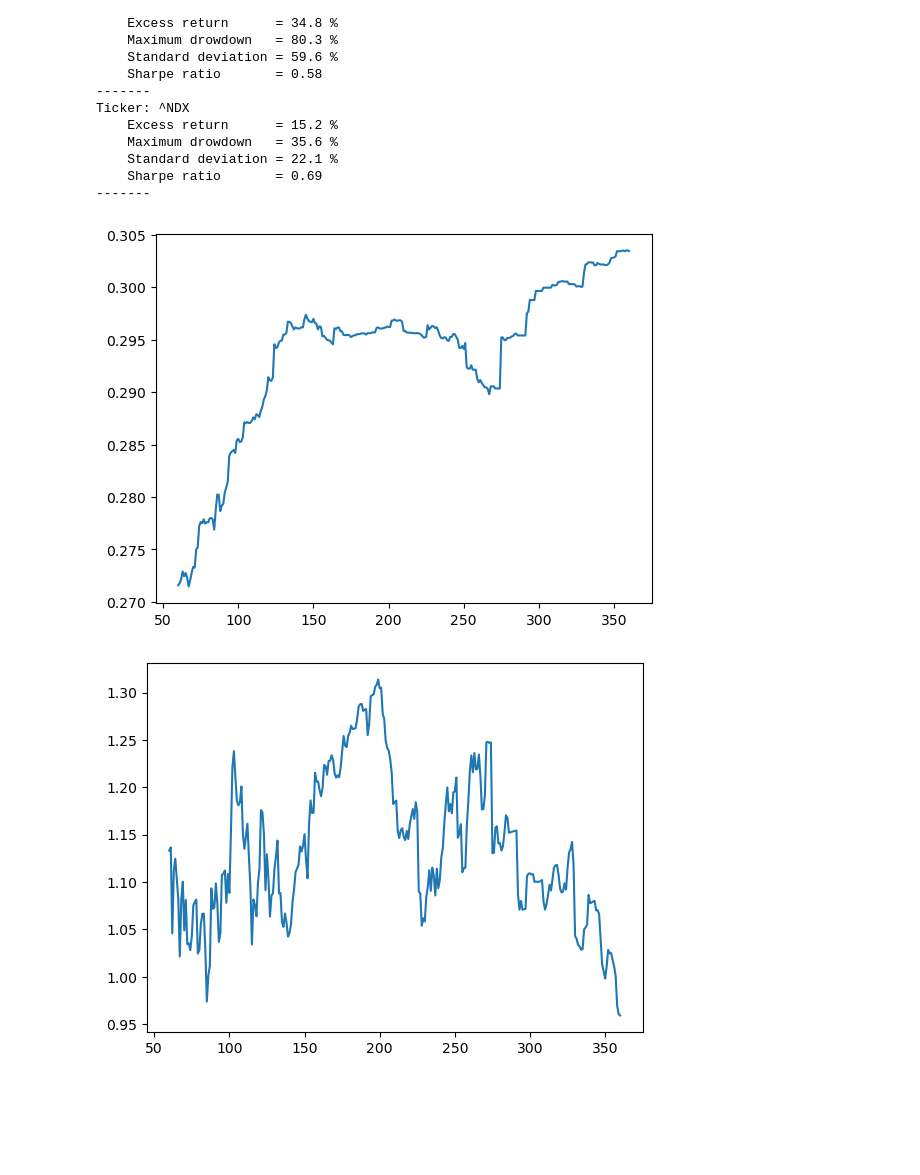
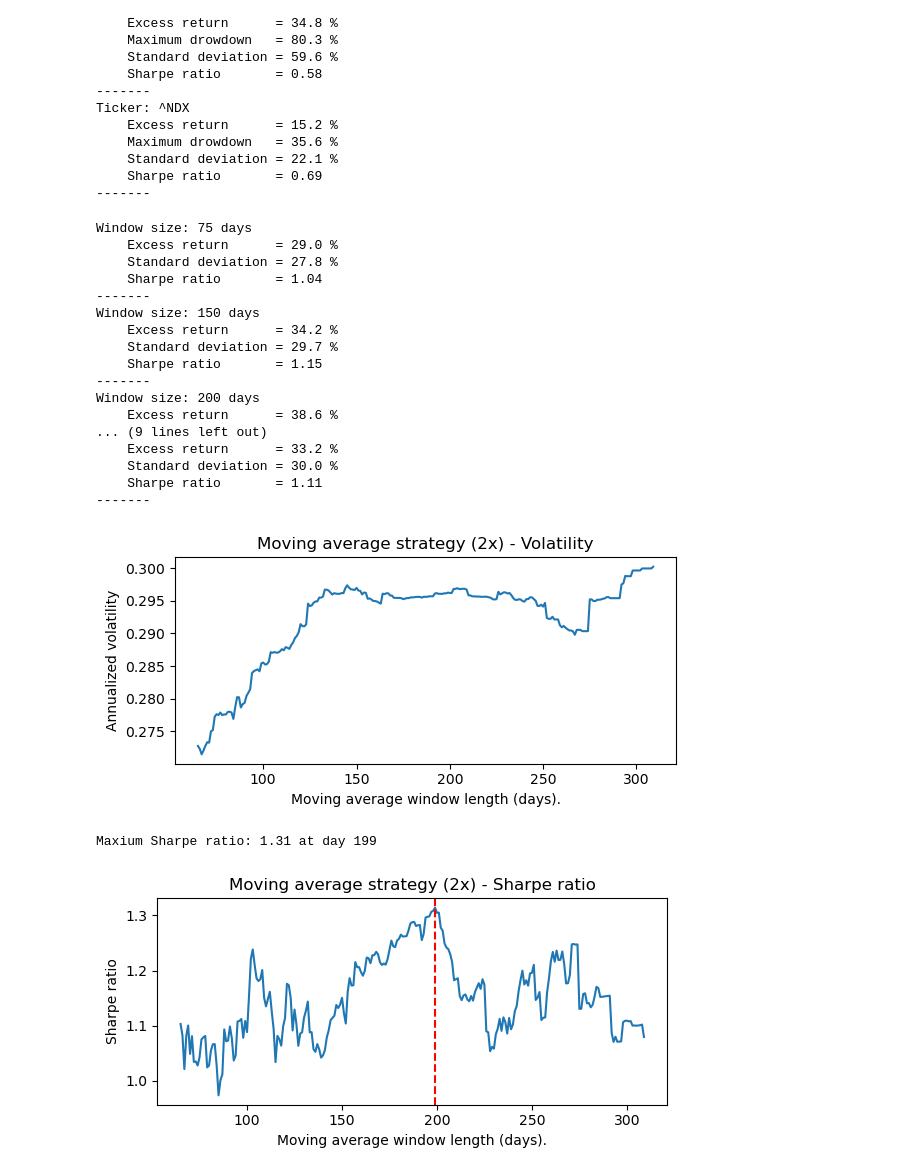
Before and after one commit to AlexLu94/MyFinancePortfolio, a Jupyter notebook: Leveraged_Portfolio_Analysis.ipynb, the cells around one changed output. Saved outputs shown, nothing was run; the diff lists cells and outputs as text; code cells hidden in the pictures; blank space fills up the shorter version.

```diff
--- a/Leveraged_Portfolio_Analysis.ipynb
+++ b/Leveraged_Portfolio_Analysis.ipynb
@@ -36,6 +53,8 @@ across various moving average window lengths. This analysis is visualized using
 # Download NASDAQ 100 (^NDX) historical data from Yahoo Finance (1990-01-01 to 2024-10-01)
 data = yf.download('^NDX',group_by='Date', start="1990-01-01", end="2024-10-01")
 data['Pct Change'] = data['Adj Close'].pct_change()
+num_years               = (data.index[-1]-data.index[0]).days/365
+trading_days_in_year    = int(len(data.index)/num_years)
 
 # Define moving average window lengths for comparison
 window_lengths = [50, 100, 200, 300]
@@ -101,7 +120,7 @@ p = sns.violinplot(data=results, x="window", y="volatility", hue="above",split=T
 handles, labels = p.get_legend_handles_labels()
 p.legend(handles=handles, title="", labels=['Below moving average', 'Above moving average'])
 plt.xlabel("Moving average window length (days)")
-plt.ylabel("Volatility")
+plt.ylabel("Annualized volatility")
 #plt.savefig('leveraged_portfolio_analysis_volatility_comparison.png')
 plt.show()
 # %% [output]
@@ -114,10 +149,11 @@ tickers   = ["LQQ.PA", "QQQ3.MI", "^NDX"]
 # US treasury yield (5 years) as the risk-free rate
 risk_free = ["^FVX"]
 
+# A dictionary of labels for the plotting section
+labels = {"LQQ.PA": "NASDAQ100 2x", "QQQ3.MI": "NASDAQ100 3x", "^NDX": "NASDAQ100", "^FVX": "Returns on 5-year US treasury"}
 # Download the data from Yahoo Finance (2015-01-01 to 2024-09-27)
 data      = yf.download(tickers+risk_free,group_by='Date', start="2015-01-01", end="2024-09-27")
 
-# Download the data from Yahoo Finance (2015-01-01 to 2024-09-27)
 num_years               = (data.index[-1]-data.index[0]).days/365
 trading_days_in_year    = int(len(data.index)/num_years)
 
@@ -135,10 +171,12 @@ data.sort_index(axis=1, inplace=True)
 
 # Plot the cumulative product of percentage changes for all tickers and risk-free rate
 for ticker in tickers+risk_free:
-    data[(ticker,'Pct Change')].add(1).cumprod().plot(label=ticker)
+    data[(ticker,'Pct Change')].add(1).cumprod().plot(label=labels[ticker])
 
 plt.yscale('log') # Set y-axis scale to logarithmic
 plt.legend()
+plt.ylabel("Returns (Euro)")
+#plt.savefig('leveraged_portfolio_analysis_tickers.png')
 plt.show()
 # %% [output]
 [*********************100%***********************]  4 of 4 completed
@@ -199,7 +237,7 @@ Ticker: ^NDX
 # Strategy Backtest with Different Moving Average Windows
 
 # Perform strategy backtest for different lengths of the moving average window
-windows = [50, 150, 200, 250, 300]
+windows = [75, 150, 200, 250, 300]
 results = []
 
 for window_length in windows:
@@ -224,39 +262,79 @@ for window_length in windows:
     print(f"    Standard deviation = {100*standard_deviation:.1f} %")
     print(f"    Sharpe ratio       = {sharpe_ratio:.2f}")
     print("-------")
+# %% [output]
+Window size: 75 days
+    Excess return      = 29.0 %
+    Standard deviation = 27.8 %
+    Sharpe ratio       = 1.04
+-------
+Window size: 150 days
+    Excess return      = 34.2 %
+    Standard deviation = 29.7 %
+    Sharpe ratio       = 1.15
+-------
+Window size: 200 days
+    Excess return      = 38.6 %
+... (9 lines left out)
+    Excess return      = 33.2 %
+    Standard deviation = 30.0 %
+    Sharpe ratio       = 1.11
+-------
 # %%
-# Generate a plot of Sharpe, excess return, volatility as function of window_length
+# The result of the cell above seems to indicate that a window of 200 days is optimal in backtest.
+# Let's produce a plot of the relevant metrics vs the window size.
 
 # Perform strategy backtest for different lengths of the moving average window
-moving_average_windows = range(60, 361)
-sharpe_ratios  = []
-volatilities   = []
+moving_average_windows = range(65, 310)
+sharpe_ratios_list  = []
+volatilities_list   = []
 
 for window_length in moving_average_windows:
     # Generate a signal based on whether NASDAQ 100 is above its moving average
     above_moving_average = data[('^NDX', 'Adj Close')]>data[('^NDX', 'Adj Close')].rolling(window = window_length).mean()
 
     # Apply strategy: invest in leveraged ETF when signal is True, otherwise invest in risk-free asset
     data[('MyStrategy', 'Pct Change')] = np.where(above_moving_average.shift(1), data[('LQQ.PA', 'Pct Change')], data[('^FVX', 'Pct Change')])
     data[('MyStrategy', 'Adj Close')] = data[('MyStrategy', 'Pct Change')].add(1).cumprod()
 
     # Calculate the number of years of the backtest
     num_years = (data.index[-1]-data.index[window_length]).days/365
 
     # Calculate excess returns, annualized volatility (standard deviation), and Sharpe ratio
     excess_returns      = (data[('MyStrategy', 'Adj Close')].iloc[-1]/data[('MyStrategy', 'Adj Close')].iloc[window_length])**(1/num_years)-1 -riskfree_return
     standard_deviation  = data[('MyStrategy', 'Pct Change')].std() * (trading_days_in_year**0.5)
     sharpe_ratio        = excess_returns / standard_deviation
 
     # Print performance metrics for the current window length
-    sharpe_ratios.append(sharpe_ratio)
-    volatilities.append(standard_deviation)
+    sharpe_ratios_list.append(sharpe_ratio)
+    volatilities_list.append(standard_deviation)
 
+plt.figure(figsize=(6, 3))
+plt.plot(moving_average_windows, volatilities_list)
+plt.xlabel("Moving average window length (days).")
+plt.ylabel("Annualized volatility")
+plt.title("Moving average strategy (2x) - Volatility")
+plt.tight_layout()
+plt.savefig('leveraged_portfolio_analysis_volatility_vs_length_2x.png')
+plt.show()
 
-plt.plot(moving_average_windows, volatilities)
+maxv = maxi = 0
+for i in range(len(sharpe_ratios_list)):
+    if sharpe_ratios_list[i]>maxv:
+        maxv = sharpe_ratios_list[i]
+        maxi = i
+print(f"Maxium Sharpe ratio: {maxv:.2f} at day {moving_average_windows[maxi]}")
+
+plt.figure(figsize=(6, 3))
+plt.plot(moving_average_windows, sharpe_ratios_list)
+plt.axvline(x=moving_average_windows[maxi], color='red', linestyle='--', linewidth=1.5)  # Vertical line
+plt.xlabel("Moving average window length (days).")
+plt.ylabel("Sharpe ratio")
+plt.title("Moving average strategy (2x) - Sharpe ratio")
+plt.tight_layout()
+plt.savefig('leveraged_portfolio_analysis_sharpe_vs_length_2x.png')
 plt.show()
-plt.plot(moving_average_windows, sharpe_ratios)
-plt.show()
 # %% [output]
-[figure, old version]
+[figure, new version]
+Maxium Sharpe ratio: 1.31 at day 199
-[figure, old version]
+[figure, new version]
```
Also changed, not shown: parts of 9 cells of this notebook, 7 other files.
